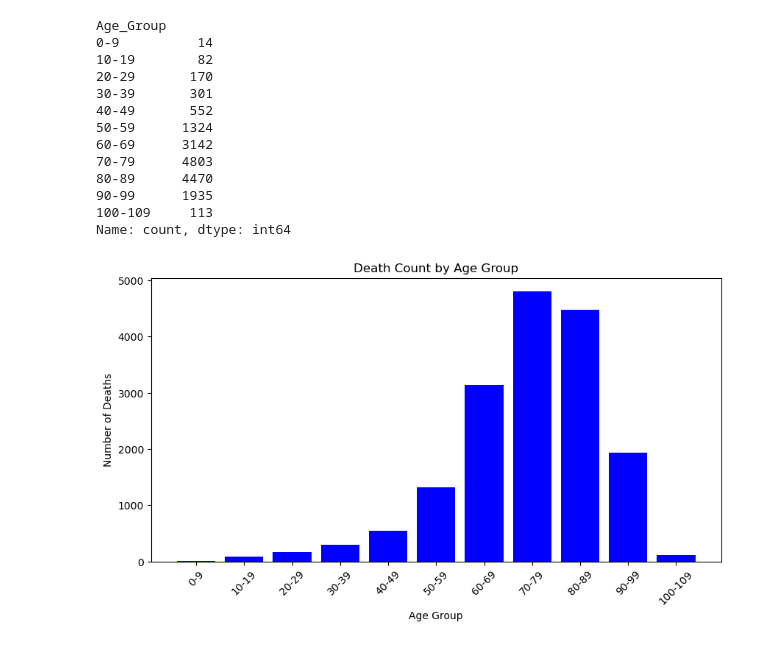
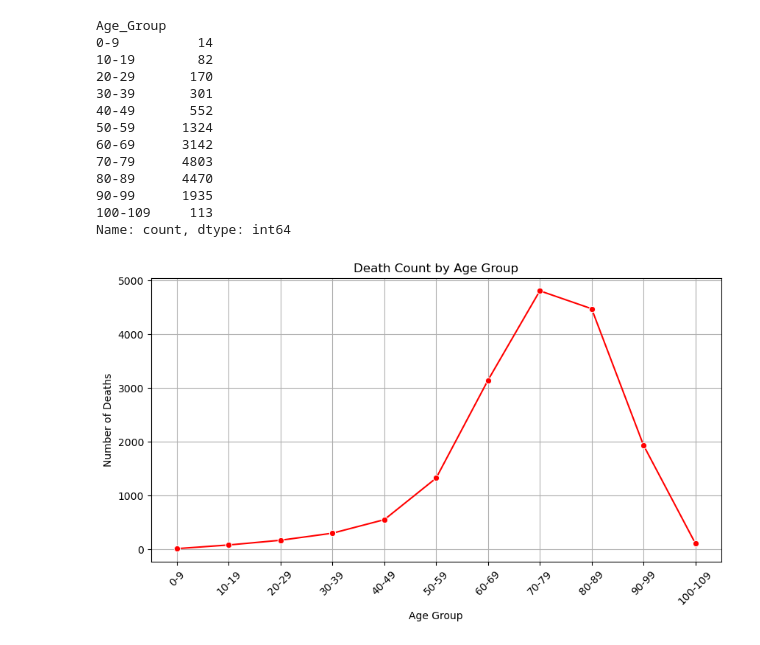
Before and after one commit to eli-crawley/covid_health, a Jupyter notebook: Analysis/age_analysis.ipynb, the cells around one changed output. Drawn from its saved outputs; the diff is of its cells as text; code cells hidden in the pictures.

```diff
--- a/Analysis/age_analysis.ipynb
+++ b/Analysis/age_analysis.ipynb
@@ -21,3 +21,9 @@ adverse.head()
 | 2 | 1061353 | 2/28/2021 | WA | 74 | M | NaN | NaN | N | 2/24/2021 | 2/24/2021 | ... |
 | 3 | 1066793 | 3/2/2021 | AZ | 81 | M | NaN | NaN | N | 2/12/2021 | 2/26/2021 | ... |
 | 4 | 1219181 | 4/16/2021 | TX | 15 | M | NaN | NaN | Y | 4/15/2021 | 4/15/2021 | ... |
+# %%
+# creating bins
+bins = list(range(0, 111, 10))
+labels=[f"{i}-{i+9}" for i in range(0,110,10)]
+adverse.loc[:,"Age_Group"]=pd.cut(adverse["AGE_YRS"],bins=bins,labels=labels,right=False)
+adverse.head()
@@ -43,30 +81,35 @@ See the caveats in the documentation: https://pandas.pydata.org/pandas-docs/stab
 | 1664 | 2536846 | 12/19/2022 | NH | 2 | F | Y | 12/16/2022 | N | 12/15/2022 | 12/16/2022 | ... |
 | 4908 | 1890705 | 11/22/2021 | IA | 5 | F | Y | 11/22/2021 | N | 11/18/2021 | 11/22/2021 | ... |
 # %%
-# Optional: Display count of deaths per age group
+# Display count of deaths per age group
 age_group_counts = died_records["Age_Group"].value_counts().sort_index()
 print(age_group_counts)
 
-# Optional: Plot the age distribution of deaths
+# Plot the age distribution of deaths as a line graph
 plt.figure(figsize=(10, 5))
-plt.bar(age_group_counts.index, age_group_counts.values, color='blue')
+sns.lineplot(x=age_group_counts.index, y=age_group_counts.values, marker="o", linestyle="-", color="r")
+
+# Formatting the graph
 plt.xlabel("Age Group")
 plt.ylabel("Number of Deaths")
 plt.title("Death Count by Age Group")
 plt.xticks(rotation=45)
+plt.grid(True)
+
+# Show the plot
 plt.show()
 # %% [output]
 Age_Group
 0-9          14
 10-19        82
 20-29       170
 30-39       301
 40-49       552
 50-59      1324
 60-69      3142
 70-79      4803
 80-89      4470
 90-99      1935
 100-109     113
 Name: count, dtype: int64
-[figure, old version]
+[figure, new version]
```
Also changed, not shown: parts of 4 cells of this notebook, 3 other files.
